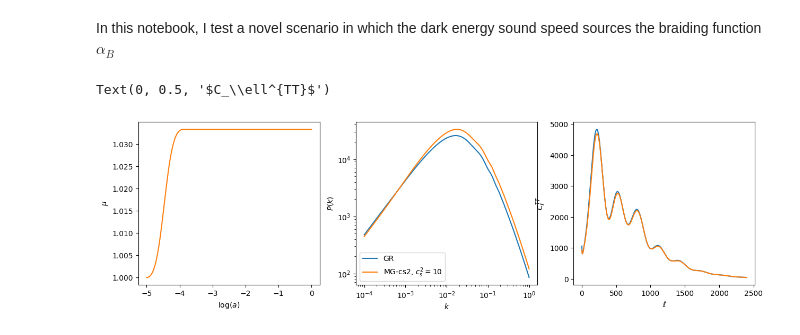
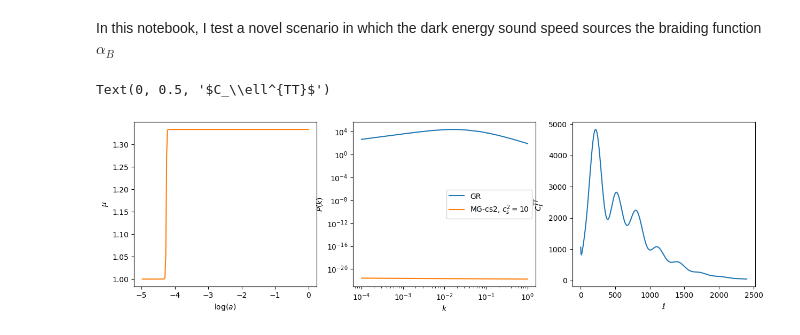
Before and after one commit to joaoreboucas1/CAMB-cs2, a Jupyter notebook: docs/Test_cs2_mg.ipynb, the cells around one changed output. Saved outputs shown, nothing was run; the diff lists cells and outputs as text; code cells hidden in the pictures.

Commit message:
Trying to implement de_alphaK

```diff
--- a/docs/Test_cs2_mg.ipynb
+++ b/docs/Test_cs2_mg.ipynb
@@ -7,7 +7,7 @@ import numpy as np
 import matplotlib.pyplot as plt
 import camb
 # %%
-def get_camb_solution(alpha_K, cs2, omega_m, w0, wa, use_cs2):
+def get_camb_solution(alpha_K_0, cs2, omega_m, w0, wa, use_cs2):
     ombh2 = 0.0122
     h = 0.7
     omch2 = (omega_m - ombh2/h**2)*h**2
@@ -15,7 +15,7 @@ def get_camb_solution(alpha_K, cs2, omega_m, w0, wa, use_cs2):
         H0=100*h, ombh2=ombh2, omch2=omch2, As=2.1e-9, ns=0.96, tau=0.06,
         num_nu_massless=3.044, WantTransfer=True, w=w0, wa=wa,
         dark_energy_model="fluid" if (1+w0)*(1+w0+wa) > 0 else "ppf",
-        cs2_0=cs2, use_cs2=use_cs2, alpha_K=alpha_K
+        cs2_0=cs2, use_cs2=use_cs2, alpha_K_0=alpha_K_0, alpha_K_parametrization=1
     )
     cosmo.set_matter_power(redshifts=(0,), kmax=3)
     results = camb.get_background(cosmo)
@@ -26,26 +26,26 @@ def get_camb_solution(alpha_K, cs2, omega_m, w0, wa, use_cs2):
     mu = results.Params.mu
     return log_a*np.log10(np.e), alpha_B, mu, kh, z, pk, cl_tt
 # %%
-log_a, alpha_B, mu, kh, z, pk_mg, cl_tt_mg = get_camb_solution(alpha_K=1e-3, cs2=10, omega_m=0.3, w0=-0.9, wa=-0.6, use_cs2=True)
-_, _, _, kh, z, pk_gr, cl_tt_gr            = get_camb_solution(alpha_K=1e-3, cs2=10, omega_m=0.3, w0=-0.9, wa=-0.6, use_cs2=False)
+log_a, alpha_B, mu, kh, z, pk_mg, cl_tt_mg = get_camb_solution(alpha_K_0=5, cs2=1, omega_m=0.3, w0=-1, wa=0, use_cs2=True)
+_, _, _, kh, z, pk_gr, cl_tt_gr            = get_camb_solution(alpha_K_0=5, cs2=1, omega_m=0.3, w0=-1, wa=0, use_cs2=False)
 ell = np.arange(len(cl_tt_gr))
 
 fig, axs = plt.subplots(1, 3, figsize=(15, 4))
 
 axs[0].plot(log_a, mu, color="tab:orange")
 axs[0].set_xlabel("$\\log(a)$")
 axs[0].set_ylabel("$\\mu$")
 
 axs[1].loglog(kh, pk_gr[0], label="GR")
 axs[1].loglog(kh, pk_mg[0], label="MG-cs2, $c_s^2 = 10$")
 axs[1].set_xlabel("$k$")
 axs[1].set_ylabel("$P(k)$")
 axs[1].legend()
 
 axs[2].plot(ell[2:], cl_tt_gr[2:])
 axs[2].plot(ell[2:], cl_tt_mg[2:])
 axs[2].set_xlabel("$\\ell$")
 axs[2].set_ylabel("$C_\\ell^{TT}$")
 # %% [output]
 Text(0, 0.5, '$C_\\ell^{TT}$')
-[figure, old version]
+[figure, new version]
```
Also changed, not shown: 4 other files.
